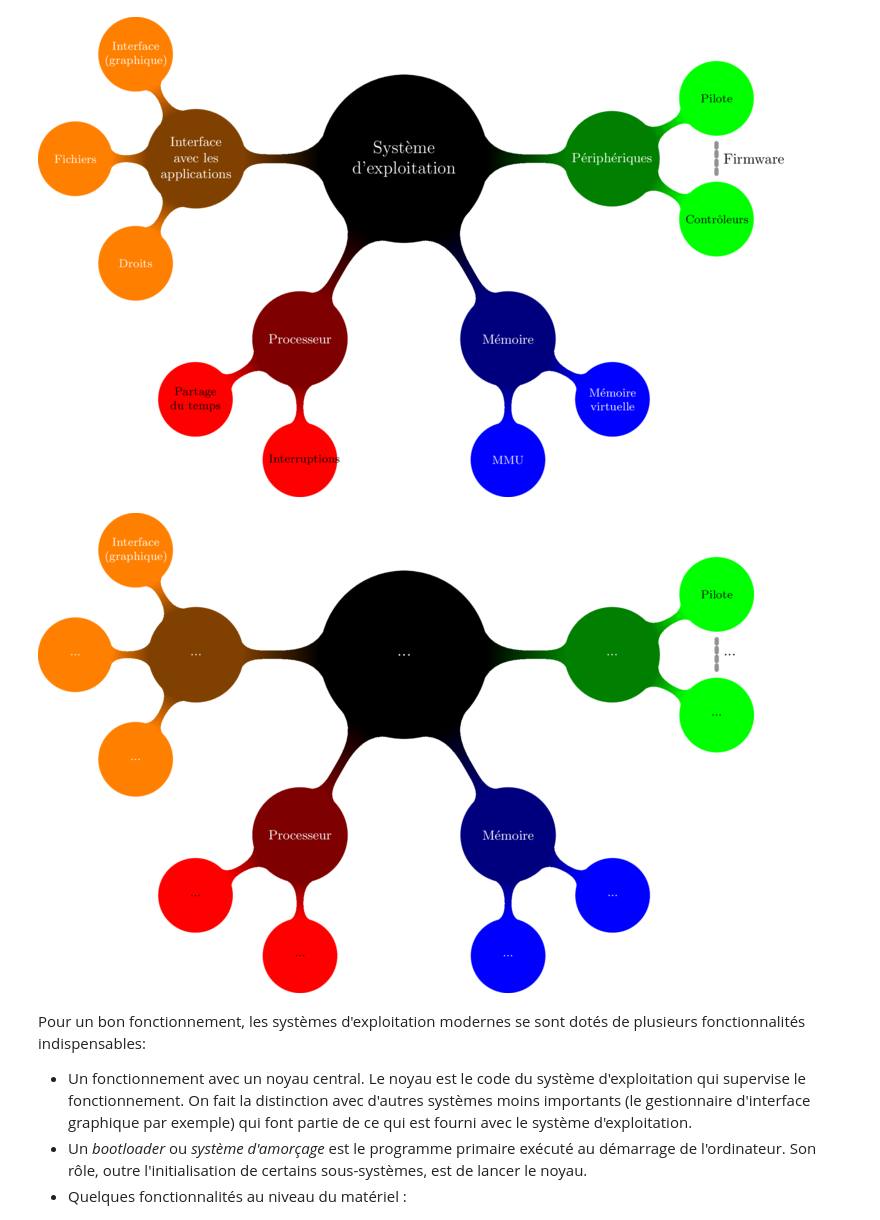
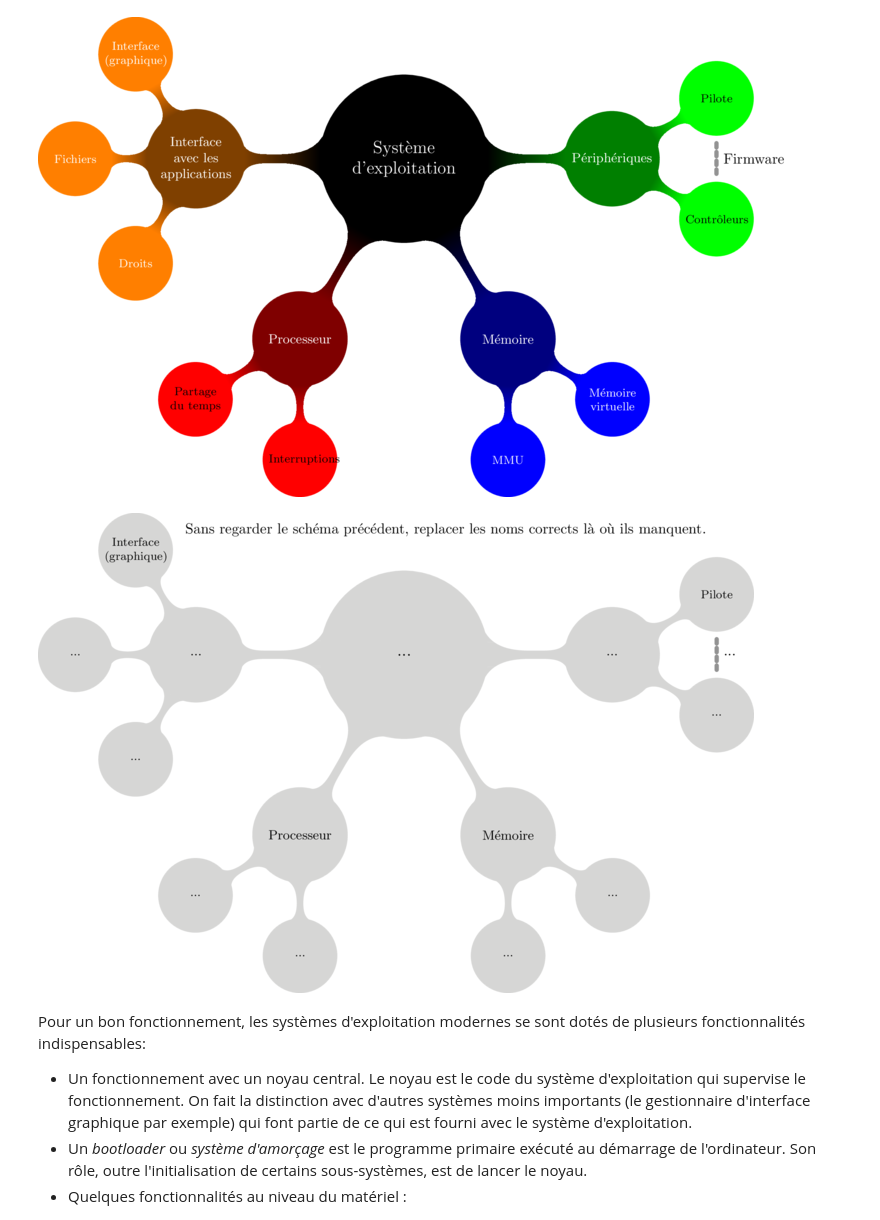
Before and after one commit to jcdubacq/iutv-info-m1101, a Jupyter notebook: Le système d'exploitation.ipynb, the cells around one changed output. Drawn from its saved outputs; the diff is of its cells as text; code cells hidden in the pictures.

```diff
--- a/Le système d'exploitation.ipynb
+++ b/Le système d'exploitation.ipynb
@@ -267,43 +510,44 @@ Les périphériques sont pilotés en deux modes d'interaction principaux selon l
 # %%
 %%tikz -l mindmap,trees -s 800,480
 
   % Remplacer les ... par les noms corrects, sans regarder le schéma ci-dessus !
 
-\path[mindmap,concept color=black,text=white]
+\node at (1,3) {Sans regarder le schéma précédent, replacer les noms corrects là où ils manquent.};
+\path[mindmap,concept color=black!20,text=black]
     node[concept] {...}
     [clockwise from=0]
-    child[concept color=green!50!black] {
+    child {
         node[concept] {...}
         [clockwise from=30]
-        child[concept color=green,text=black] {
+        child {
             node [concept] (p) {Pilote}
         }
-        child[concept color=green,text=black] {
+        child {
             node[concept] (c) {...}
         }
     }
-    child[concept color=blue!50!black] {
+    child {
         node[concept] {Mémoire}
         [clockwise from=-30]
-        child[concept color=blue] { node[concept] {...} }
-        child[concept color=blue] { node[concept] {...} }
+        child { node[concept] {...} }
+        child { node[concept] {...} }
     }
-    child[concept color=red!50!black,text=white] {
+    child {
         node[concept] {Processeur}
         [clockwise from=-90]
-        child[concept color=red,text=black] { node[concept] {...} }
-        child[concept color=red,text=black] { node[concept] {...} }
+        child { node[concept] {...} }
+        child { node[concept] {...} }
     }
-    child[concept color=orange!50!black,text=white] {
+    child {
         node[concept] {...}
         [counterclockwise from=120]
-        child[concept color=orange,text=white] { node[concept] {Interface (graphique)} }
-        child[concept color=orange,text=white] { node[concept] {...} }
-        child[concept color=orange,text=white] { node[concept] {...} }
+        child { node[concept] {Interface (graphique)} }
+        child { node[concept] {...} }
+        child { node[concept] {...} }
     };
 \draw [concept connection, dashed]  (p) edge[auto] node {...} (c);
 # %% [output]
-[figure, old version]
+[figure, new version]
 # %% [markdown]
 Pour un bon fonctionnement, les systèmes d'exploitation modernes se sont dotés de plusieurs fonctionnalités indispensables:
 
```
Also changed, not shown: parts of 11 cells of this notebook, 1 other file.
